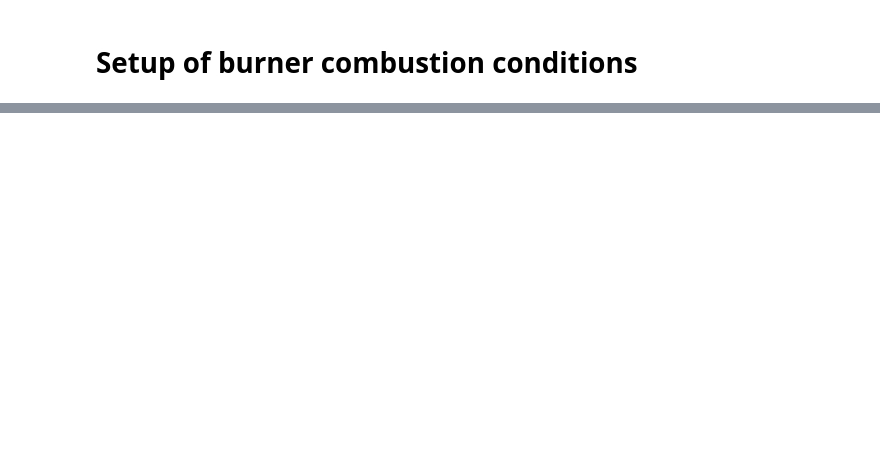
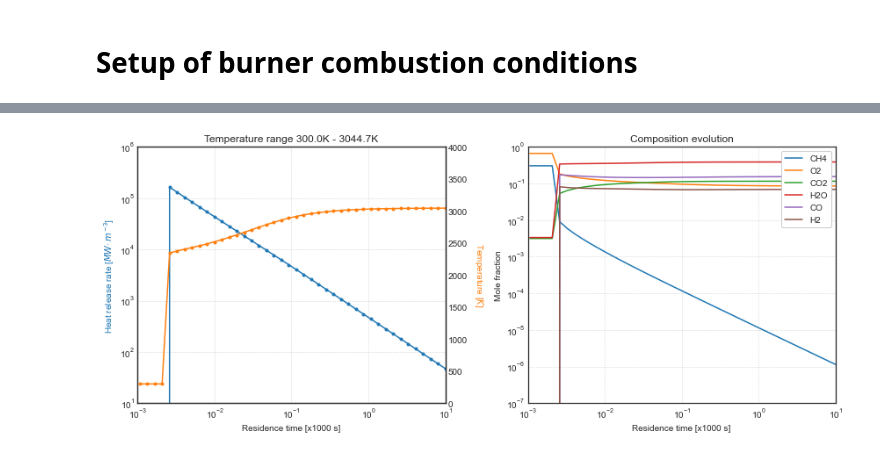
Before and after one commit to ILovewindows-oss/learning-scientific-computing, a Jupyter notebook: numerical-notebooks/015-Methane-Combustion-Comparison.ipynb, the cells around one changed output, grey strips where cells are left out. Saved outputs shown, nothing was run; the diff lists cells and outputs as text; code cells hidden in the pictures; blank space fills up the shorter version.

```diff
--- a/numerical-notebooks/015-Methane-Combustion-Comparison.ipynb
+++ b/numerical-notebooks/015-Methane-Combustion-Comparison.ipynb
@@ -103,0 +151,4 @@ test_2s_ch4_bfer()
+# %%
+comb = test_zhukov23_gri30()
+# %% [output]
+[figure, added]
```
Also changed, not shown: parts of 15 cells of this notebook.
